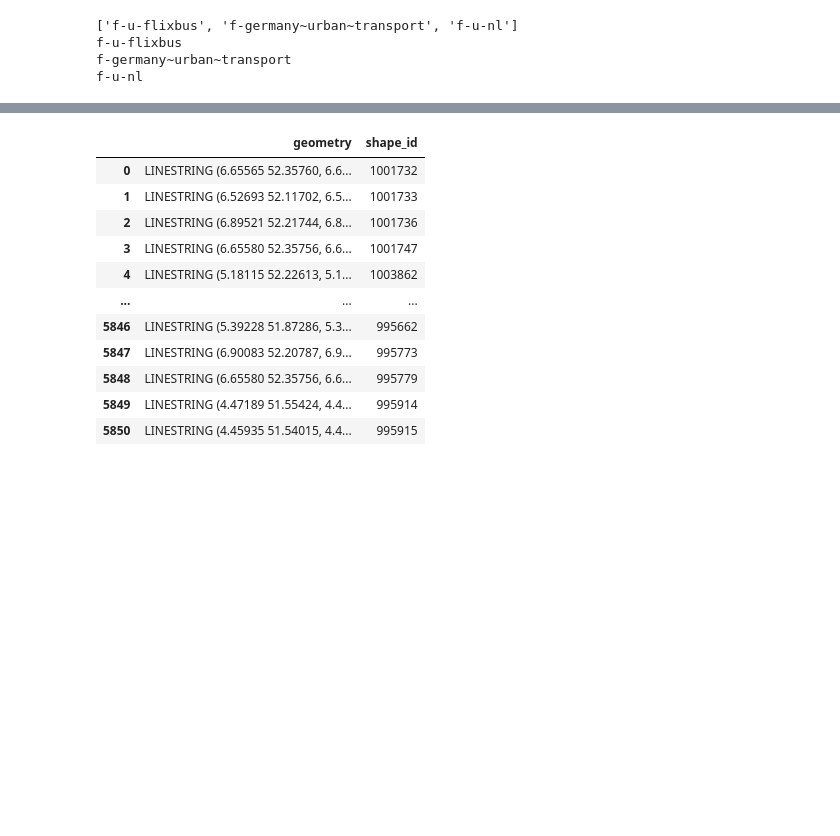
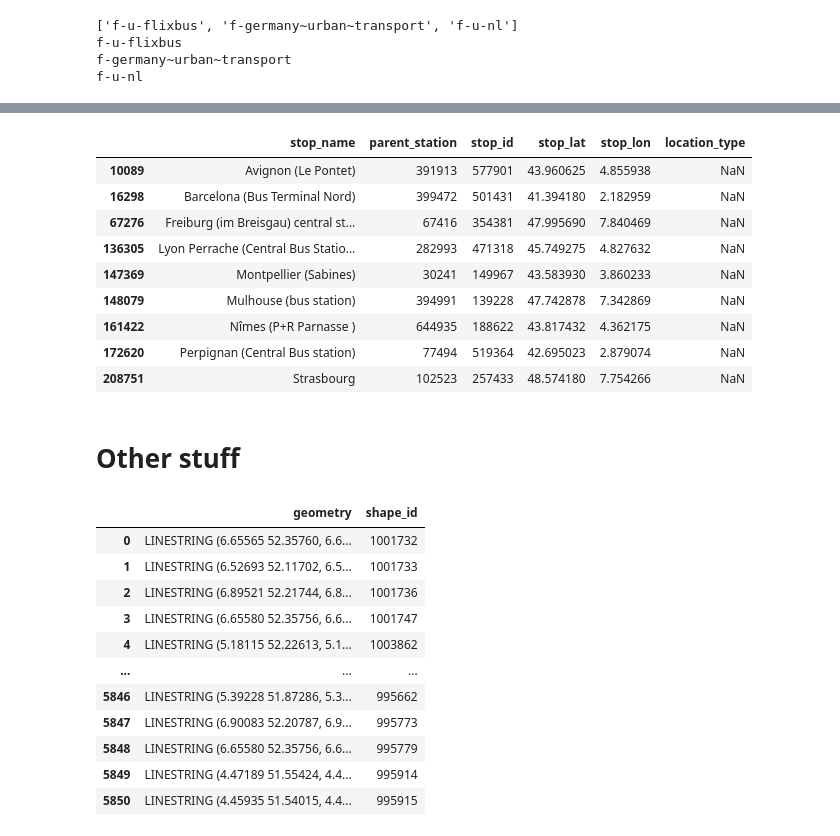
Before and after one commit to idegeus/UrbanTransportTimes, a Jupyter notebook: 2-notebooks/0.2-transitland-fetch.ipynb, the cells around one changed output, grey strips where cells are left out. Cells and saved outputs as stored; diff of their text form; code cells hidden in the pictures; blank space fills up the shorter version.

```diff
--- a/2-notebooks/0.2-transitland-fetch.ipynb
+++ b/2-notebooks/0.2-transitland-fetch.ipynb
@@ -82,3 +126,18 @@ feed = (gk.read_feed(path, dist_units='km'))
+# %%
+feed.get_stops(route_ids=['14241'])
+# %% [output]
+|  | stop_name | parent_station | stop_id | stop_lat | stop_lon | location_type |
+| 10089 | Avignon (Le Pontet) | 391913 | 577901 | 43.960625 | 4.855938 | NaN |
+| 16298 | Barcelona (Bus Terminal Nord) | 399472 | 501431 | 41.394180 | 2.182959 | NaN |
+| 67276 | Freiburg (im Breisgau) central st... | 67416 | 354381 | 47.995690 | 7.840469 | NaN |
+| 136305 | Lyon Perrache (Central Bus Statio... | 282993 | 471318 | 45.749275 | 4.827632 | NaN |
+| 147369 | Montpellier (Sabines) | 30241 | 149967 | 43.583930 | 3.860233 | NaN |
+| 148079 | Mulhouse (bus station) | 394991 | 139228 | 47.742878 | 7.342869 | NaN |
+| 161422 | Nîmes (P+R Parnasse ) | 644935 | 188622 | 43.817432 | 4.362175 | NaN |
+| 172620 | Perpignan (Central Bus station) | 77494 | 519364 | 42.695023 | 2.879074 | NaN |
+| 208751 | Strasbourg | 102523 | 257433 | 48.574180 | 7.754266 | NaN |
+# %% [markdown]
+# Other stuff
 # %%
 # Filter features.
 features = feed.shapes_to_geojson()
```
Also changed, not shown: parts of 4 cells of this notebook, 7 other files.
